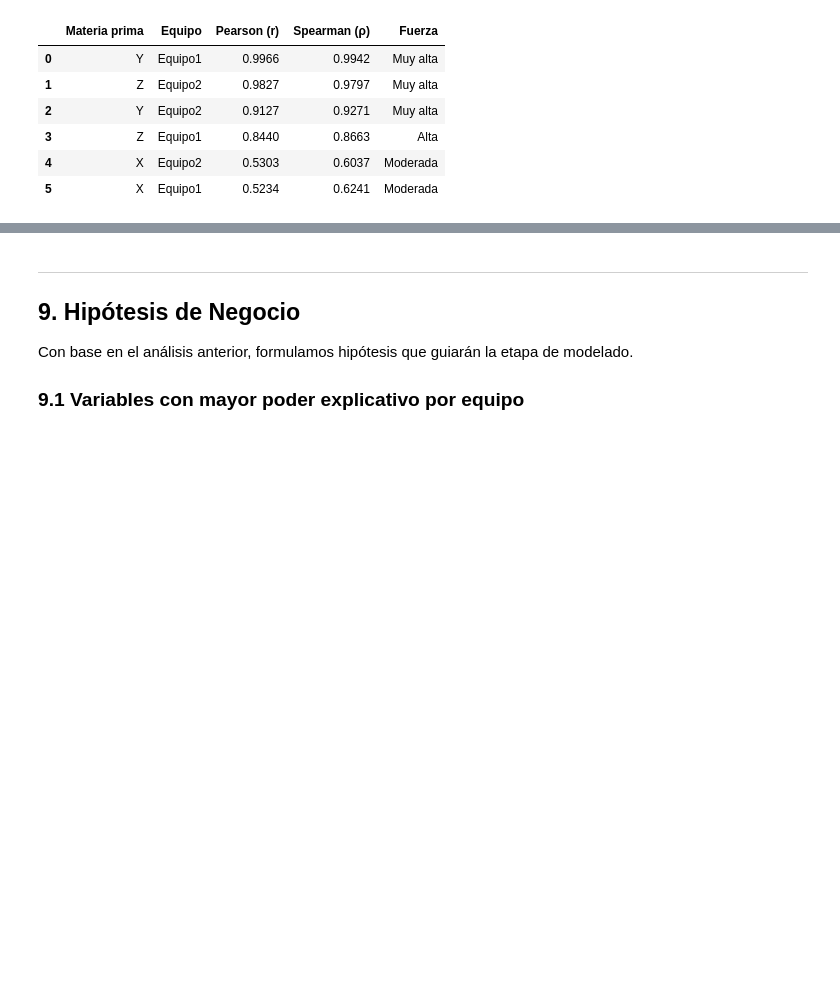
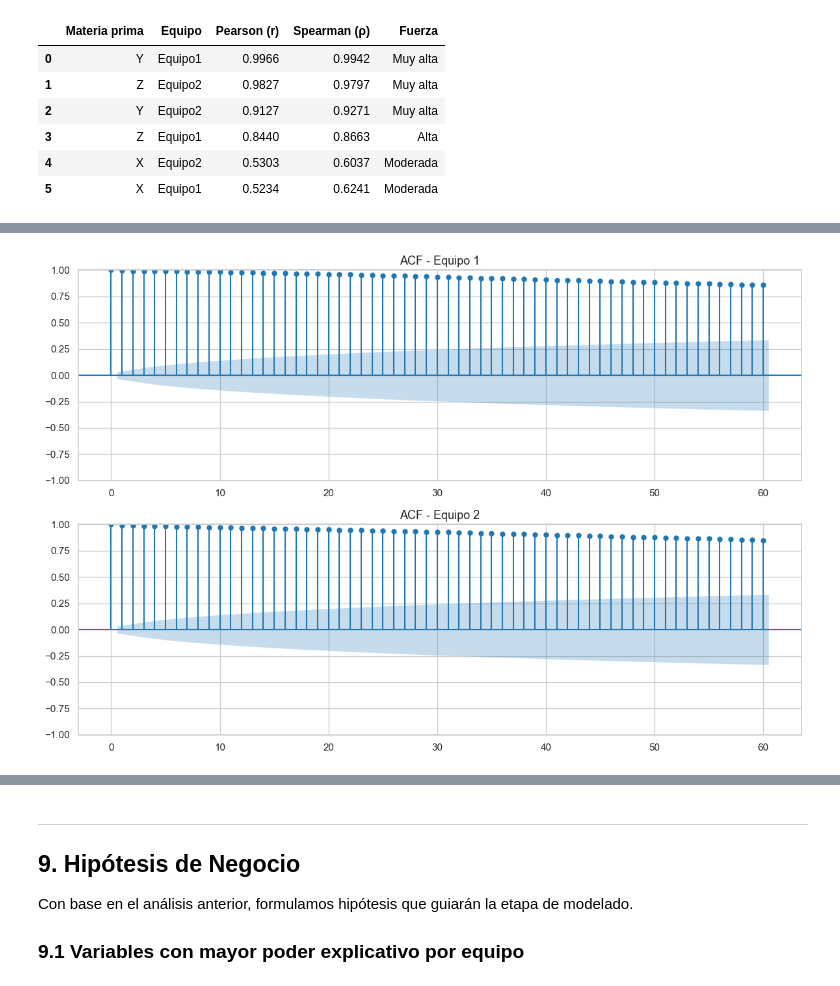
Before and after one commit to mariajose-erazo/dataknow-costos-operativos, a Jupyter notebook: notebooks/01_exploracion_datos.ipynb, the cells around one changed output, grey strips where cells are left out. Drawn from its saved outputs; the diff is of its cells as text; code cells hidden in the pictures; blank space fills up the shorter version.

```diff
--- a/notebooks/01_exploracion_datos.ipynb
+++ b/notebooks/01_exploracion_datos.ipynb
@@ -53,13 +53,16 @@ plt.rcParams['axes.labelsize'] = 11
 pd.set_option('display.max_columns', None)
 pd.set_option('display.float_format', '{:.4f}'.format)
 
-# Rutas del proyecto
-RAW_PATH       = Path('../data/raw')
-PROCESSED_PATH = Path('../data/processed')
-REPORTS_PATH   = Path('../reports')
+# Rutas del proyecto (funciona con cwd = repo root o notebooks/)
+_cwd = Path.cwd()
+PROJECT_ROOT = _cwd if (_cwd / 'data' / 'raw').exists() else _cwd.parent
+RAW_PATH       = PROJECT_ROOT / 'data' / 'raw'
+PROCESSED_PATH = PROJECT_ROOT / 'data' / 'processed'
+REPORTS_PATH   = PROJECT_ROOT / 'reports'
 
 REPORTS_PATH.mkdir(parents=True, exist_ok=True)
 
 print('Librerías cargadas correctamente.')
+print(f'  PROJECT_ROOT : {PROJECT_ROOT}')
 # %% [output]
 Librerías cargadas correctamente.
@@ -716,0 +768,26 @@ display(resumen_corr)
+# %%
+##9.3 PACF
+from statsmodels.graphics.tsaplots import plot_acf
+
+fig, axes = plt.subplots(2, 1, figsize=(12, 8))
+
+plot_acf(
+    df["Price_Equipo1"],
+    lags=60,
+    ax=axes[0]
+)
+
+axes[0].set_title("ACF - Equipo 1")
+
+plot_acf(
+    df["Price_Equipo2"],
+    lags=60,
+    ax=axes[1]
+)
+
+axes[1].set_title("ACF - Equipo 2")
+
+plt.tight_layout()
+plt.show()
+# %% [output]
+[figure, added]
```
Also changed, not shown: parts of 12 cells of this notebook, 1 other file.
